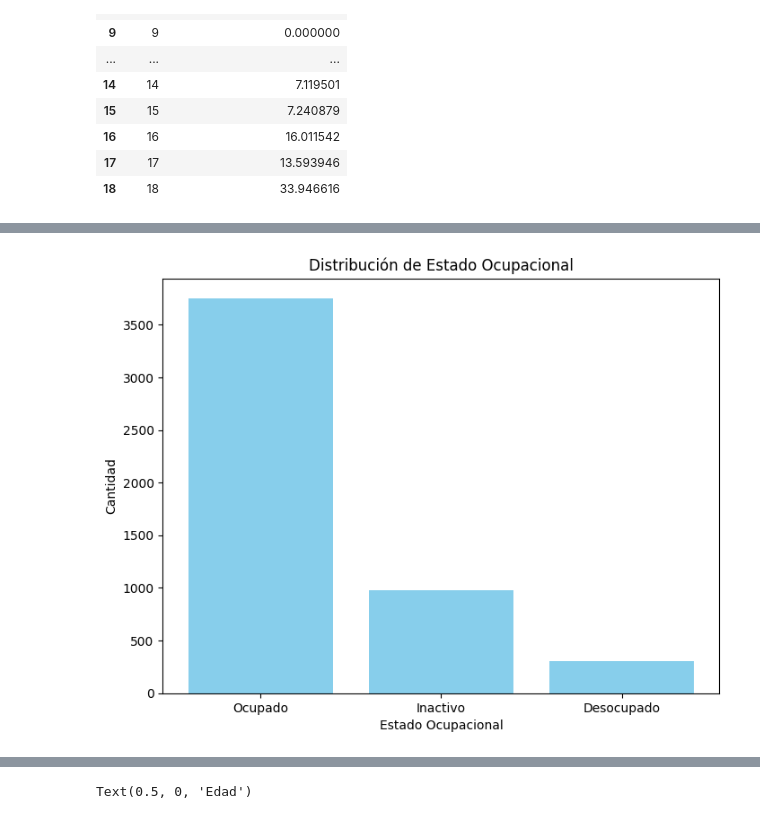
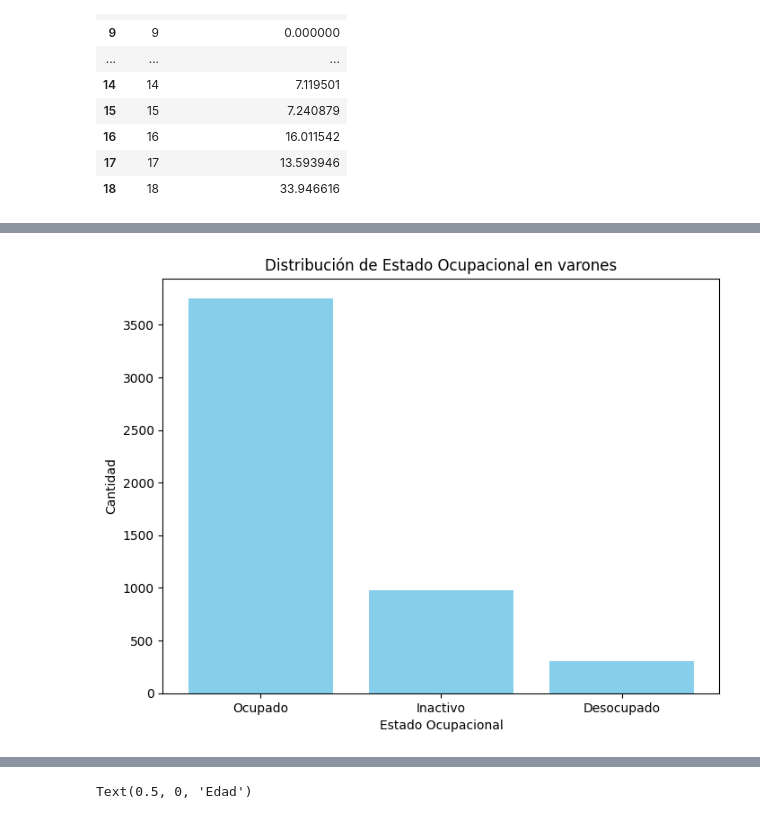
Before and after one commit to caucot/Dataset, a Jupyter notebook: Segunda Entrega/2da-preentrega-grupo8.ipynb, the cells around one changed output, grey strips where cells are left out. Saved outputs shown, nothing was run; the diff lists cells and outputs as text; code cells hidden in the pictures.

```diff
--- a/Segunda Entrega/2da-preentrega-grupo8.ipynb
+++ b/Segunda Entrega/2da-preentrega-grupo8.ipynb
@@ -803,17 +803,17 @@ plt.show()
 # %%
 conteo = datoslab_masc['estado_ocupacional'].value_counts()
 valores = conteo.values
 etiquetas = conteo.index
 
 plt.figure(figsize=(8, 6))  # Tamaño opcional del gráfico
 plt.bar(etiquetas, valores, color='skyblue')
-plt.title('Distribución de Estado Ocupacional')
+plt.title('Distribución de Estado Ocupacional en varones')
 plt.xlabel('Estado Ocupacional')
 plt.ylabel('Cantidad')
 
 plt.show()
 # %% [output]
-[figure, old version]
+[figure, new version]
 # %%
 cant_inactivo = len(datos[(datos['edad']>= 18) & (datos['estado_ocupacional'] == 'Inactivo') ])
 cant_ocupado = len(datos[(datos['edad']>= 18) & (datos['estado_ocupacional'] == 'Ocupado') ])
```
Also changed, not shown: parts of 7 cells of this notebook.
